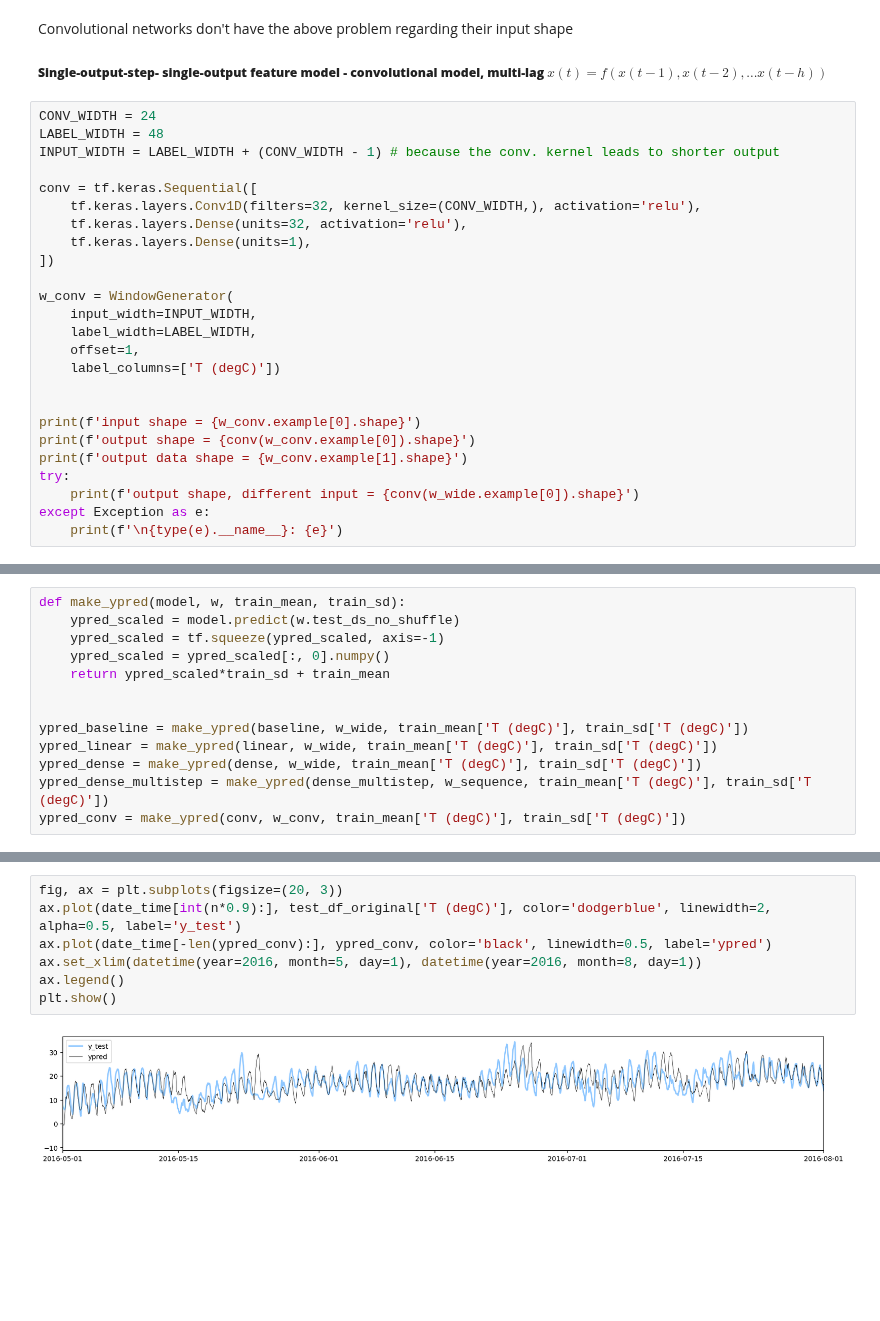
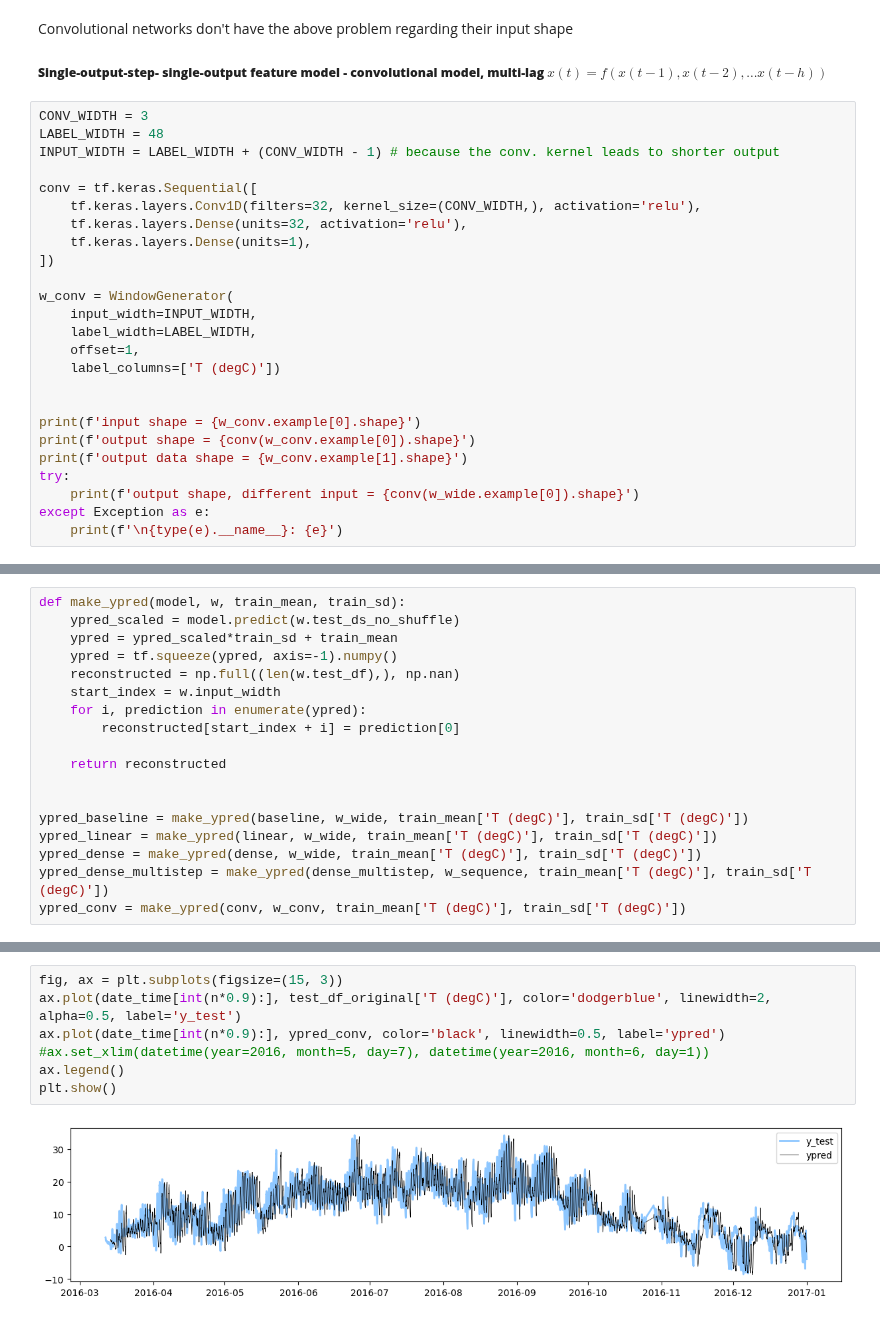
Before and after one commit to robetatis/study_notes_ml, a Jupyter notebook: weather.ipynb, the cells around one changed output, grey strips where cells are left out. Drawn from its saved outputs; the diff is of its cells as text; blank space fills up the shorter version.

```diff
--- a/weather.ipynb
+++ b/weather.ipynb
@@ -572,7 +572,7 @@ Convolutional networks don't have the above problem regarding their input shape
 
 ##### **Single-output-step- single-output feature model - convolutional model, multi-lag $x(t) = f(x(t-1), x(t-2), ... x(t-h))$**
 # %%
-CONV_WIDTH = 24
+CONV_WIDTH = 3
 LABEL_WIDTH = 48
 INPUT_WIDTH = LABEL_WIDTH + (CONV_WIDTH - 1) # because the conv. kernel leads to shorter output
 
@@ -629,9 +637,14 @@ w_conv.plot(conv, plot_col='T (degC)')
 # %%
 def make_ypred(model, w, train_mean, train_sd):
     ypred_scaled = model.predict(w.test_ds_no_shuffle)
-    ypred_scaled = tf.squeeze(ypred_scaled, axis=-1)
-    ypred_scaled = ypred_scaled[:, 0].numpy()
-    return ypred_scaled*train_sd + train_mean
+    ypred = ypred_scaled*train_sd + train_mean
+    ypred = tf.squeeze(ypred, axis=-1).numpy()
+    reconstructed = np.full((len(w.test_df),), np.nan)
+    start_index = w.input_width
+    for i, prediction in enumerate(ypred):
+        reconstructed[start_index + i] = prediction[0]
+
+    return reconstructed
 
 
 ypred_baseline = make_ypred(baseline, w_wide, train_mean['T (degC)'], train_sd['T (degC)'])
@@ -648,9 +661,9 @@ ypred_conv = make_ypred(conv, w_conv, train_mean['T (degC)'], train_sd['T (degC)
 # %%
-fig, ax = plt.subplots(figsize=(20, 3))
+fig, ax = plt.subplots(figsize=(15, 3))
 ax.plot(date_time[int(n*0.9):], test_df_original['T (degC)'], color='dodgerblue', linewidth=2, alpha=0.5, label='y_test')
-ax.plot(date_time[-len(ypred_conv):], ypred_conv, color='black', linewidth=0.5, label='ypred')
-ax.set_xlim(datetime(year=2016, month=5, day=1), datetime(year=2016, month=8, day=1))
+ax.plot(date_time[int(n*0.9):], ypred_conv, color='black', linewidth=0.5, label='ypred')
+#ax.set_xlim(datetime(year=2016, month=5, day=7), datetime(year=2016, month=6, day=1))
 ax.legend()
 plt.show()
 # %% [output]
-[figure, old version]
+[figure, new version]
```
Also changed, not shown: parts of 8 cells of this notebook.
